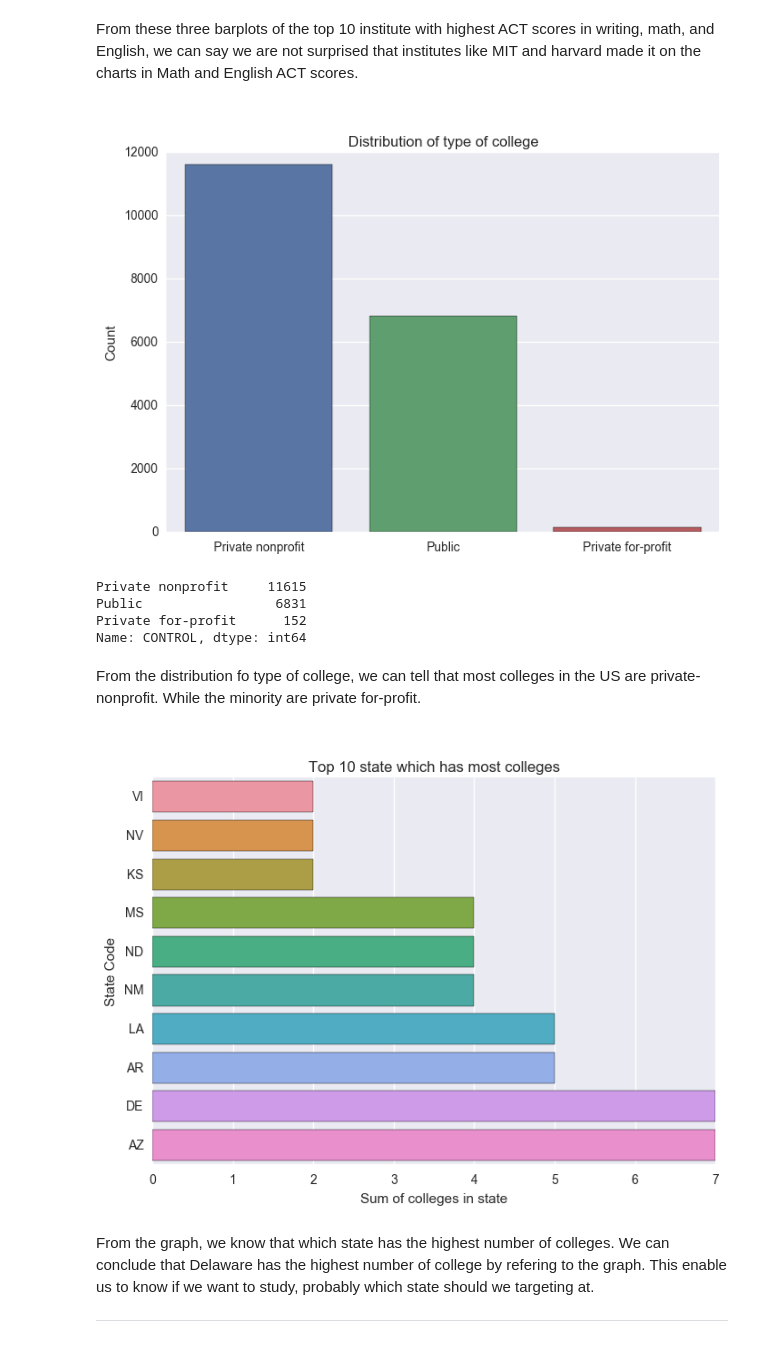
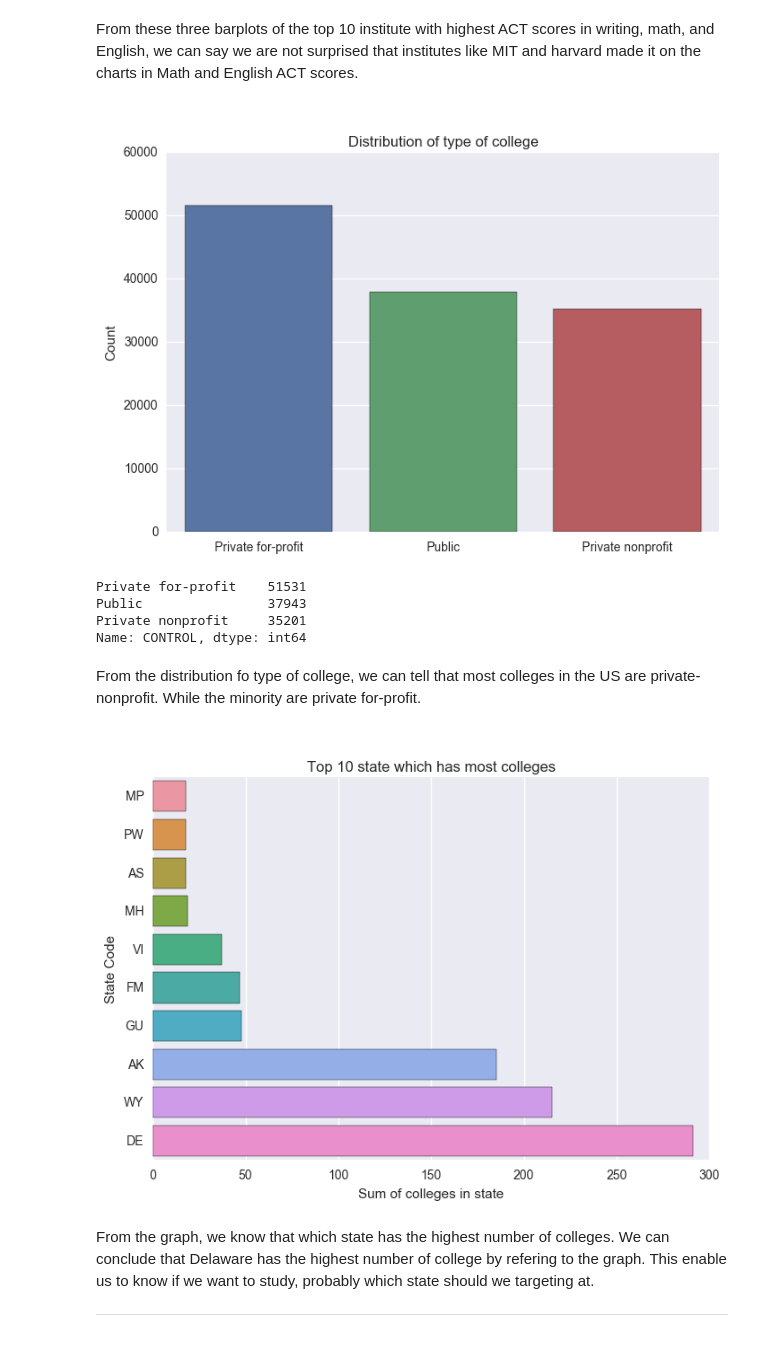
Before and after one commit to DarrylCheng/US-Dept-of-Education-College-Scorecard, a Jupyter notebook: US Dept of Education - College Scorecard.ipynb, the cells around one changed output. Cells and saved outputs as stored; diff of their text form; code cells hidden in the pictures.

```diff
--- a/US Dept of Education - College Scorecard.ipynb
+++ b/US Dept of Education - College Scorecard.ipynb
@@ -357,7 +358,7 @@ Name: ACTWRMID, dtype: float64
 Each ACT test is scored out of 36 points, with the lowest possible score of 1. There is an extreme outlier in this feature where the score is 530 where the minimum possible score is only 36. The row associated with it will be removed.
 # %%
 #Removing the outlier
-df_copy = df_copy[(df_copy["ACTWRMID"] > 0) & (df_copy["ACTWRMID"] <= 36)]
+df_copy = df_copy[df_copy["ACTWRMID"] != 530]
 # %% [markdown]
 After cleaning the ACT data, we want to see the top 10 institute with student of highest ACT score.
 # %%
@@ -403,18 +404,18 @@ plt.show()
 From these three barplots of the top 10 institute with highest ACT scores in writing, math, and English, we can say we are not surprised that institutes like MIT and harvard made it on the charts in Math and English ACT scores. <br><br>
 # %%
 variable_to_check = "CONTROL"
-dfplt = df.copy()
+dfplt = df_copy.copy()
 
 sns.barplot( dfplt[variable_to_check].value_counts().index, dfplt[variable_to_check].value_counts() )
 plt.ylabel("Count")
 plt.title("Distribution of type of college")
 plt.show()
 print(dfplt[variable_to_check].value_counts())
 # %% [output]
-[figure, old version]
+[figure, new version]
-Private nonprofit     11615
-Public                 6831
-Private for-profit      152
+Private for-profit    51531
+Public                37943
+Private nonprofit     35201
 Name: CONTROL, dtype: int64
 # %% [markdown]
 From the distribution fo type of college, we can tell that most colleges in the US are private-nonprofit. While the minority are private for-profit. <br><br>
@@ -429,7 +430,7 @@ plt.xlabel("Sum of colleges in state")
 plt.title("Top 10 state which has most colleges")
 plt.show()
 # %% [output]
-[figure, old version]
+[figure, new version]
 # %% [markdown]
 From the graph, we know that which state has the highest number of colleges. We can conclude that Delaware has the highest number of college by refering to the graph. This enable us to know if we want to study, probably which state should we targeting at. <hr>
 # %% [markdown]
```
Also changed, not shown: parts of 24 cells of this notebook.
